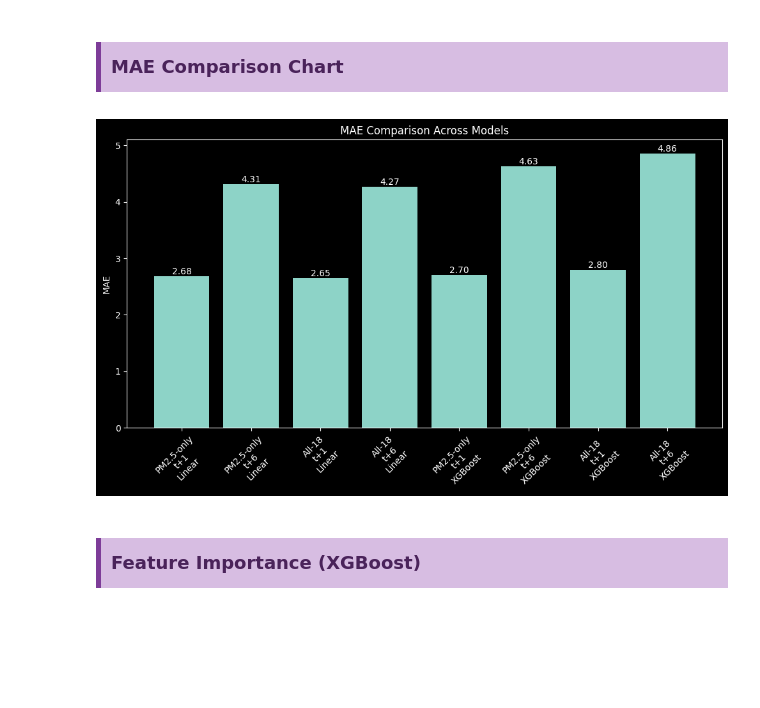
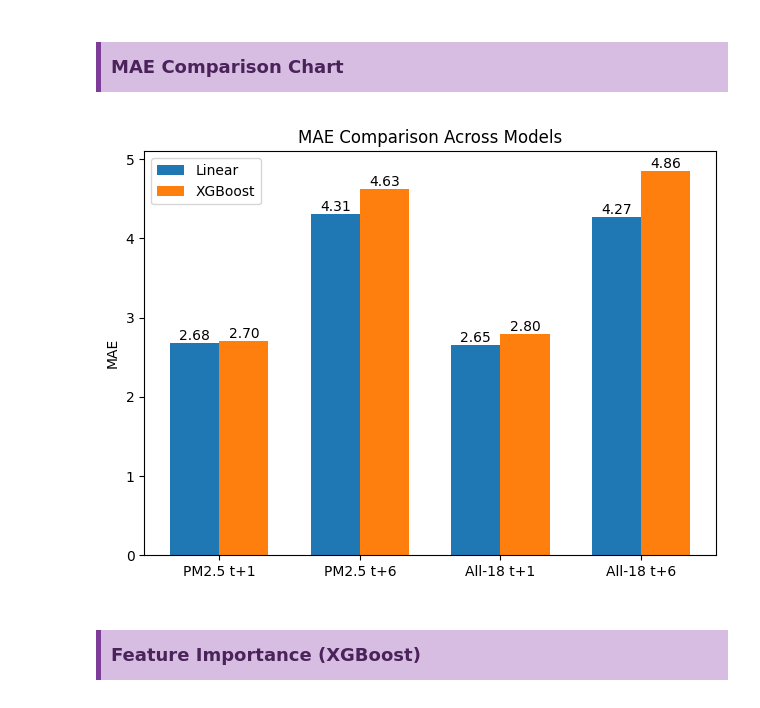
Before and after one commit to whats2000/Air-Pollution-Prediction, a Jupyter notebook: notebook.ipynb, the cells around one changed output. Saved outputs shown, nothing was run; the diff lists cells and outputs as text; code cells hidden in the pictures; blank space fills up the shorter version.

```diff
--- a/notebook.ipynb
+++ b/notebook.ipynb
@@ -569,22 +569,35 @@ plt.show()
 ## <div style="font-family: 'Lucida Sans Unicode', sans-serif; font-size: 18px; color: #4A235A; background-color: #D7BDE2; text-align: left; padding: 10px; border-left: 5px solid #7D3C98; box-shadow: 0 4px 6px rgba(0, 0, 0, 0.2); margin-bottom: 10px;">MAE Comparison Chart</div>
 # %%
 # MAE comparison bar chart
-features = ['PM2.5-only', 'PM2.5-only', 'All-18', 'All-18'] * 2
-targets = ['t+1', 't+6'] * 4
-models_list = ['Linear'] * 4 + ['XGBoost'] * 4
-maes = list(mae_results.values())
+groups = ['PM2.5 t+1', 'PM2.5 t+6', 'All-18 t+1', 'All-18 t+6']
+linear_maes = [mae_results['LR_pm25_h1'], mae_results['LR_pm25_h6'], mae_results['LR_all_h1'], mae_results['LR_all_h6']]
+xgb_maes = [mae_results['XGB_pm25_h1'], mae_results['XGB_pm25_h6'], mae_results['XGB_all_h1'], mae_results['XGB_all_h6']]
 
-plt.figure(figsize=(10, 6))
-bars = plt.bar(range(len(maes)), maes)
-plt.xticks(range(len(maes)), [f'{f}\n{t}\n{m}' for f, t, m in zip(features, targets, models_list)], rotation=45)
-plt.ylabel('MAE')
-plt.title('MAE Comparison Across Models')
-for bar, mae in zip(bars, maes):
-    plt.text(bar.get_x() + bar.get_width()/2, bar.get_height(), f'{mae:.2f}', ha='center', va='bottom')
+x = np.arange(len(groups))
+width = 0.35
+
+fig, ax = plt.subplots()
+bars1 = ax.bar(x - width/2, linear_maes, width, label='Linear')
+bars2 = ax.bar(x + width/2, xgb_maes, width, label='XGBoost')
+
+ax.set_xticks(x)
+ax.set_xticklabels(groups)
+ax.set_ylabel('MAE')
+ax.set_title('MAE Comparison Across Models')
+ax.legend()
+
+for bar in bars1:
+    height = bar.get_height()
+    ax.text(bar.get_x() + bar.get_width()/2, height, f'{height:.2f}', ha='center', va='bottom')
+
+for bar in bars2:
+    height = bar.get_height()
+    ax.text(bar.get_x() + bar.get_width()/2, height, f'{height:.2f}', ha='center', va='bottom')
+
 plt.tight_layout()
 plt.show()
 # %% [output]
-[figure, old version]
+[figure, new version]
 # %% [markdown]
 ## <div style="font-family: 'Lucida Sans Unicode', sans-serif; font-size: 18px; color: #4A235A; background-color: #D7BDE2; text-align: left; padding: 10px; border-left: 5px solid #7D3C98; box-shadow: 0 4px 6px rgba(0, 0, 0, 0.2); margin-bottom: 10px;">Feature Importance (XGBoost)</div>
 # %%
```
Also changed, not shown: parts of 3 cells of this notebook.
